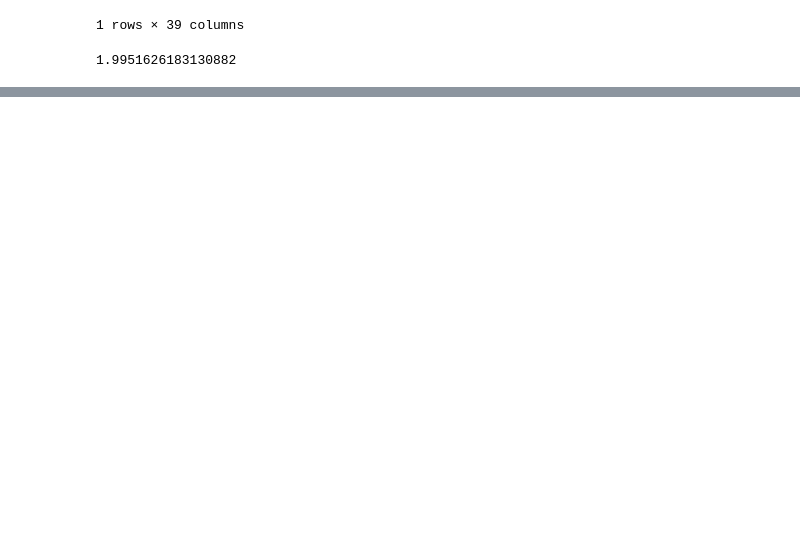
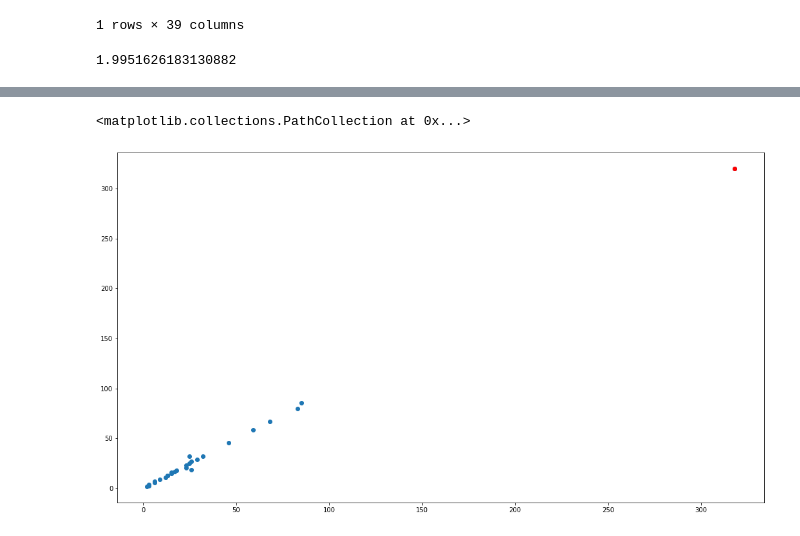
Before and after one commit to endhel/SRAG-Agrupamento-Deteccao-De-Anomalia, a Jupyter notebook: SRAG-Agrupamento-Deteccao-Anomalias.ipynb, the cells around one changed output, grey strips where cells are left out. Drawn from its saved outputs; the diff is of its cells as text; code cells hidden in the pictures; blank space fills up the shorter version.

```diff
--- a/SRAG-Agrupamento-Deteccao-Anomalias.ipynb
+++ b/SRAG-Agrupamento-Deteccao-Anomalias.ipynb
@@ -468,0 +598,7 @@ distancias[600].mean()
+# %%
+plt.figure(figsize=(18, 10))
+plt.scatter(df_estados.SG_UF, df_estados.SG_UF_INTE)
+plt.scatter(outlier.SG_UF, outlier.SG_UF_INTE, color='r')
+# %% [output]
+<matplotlib.collections.PathCollection at 0x...>
+[figure, added]
```
Also changed, not shown: parts of 23 cells of this notebook.
